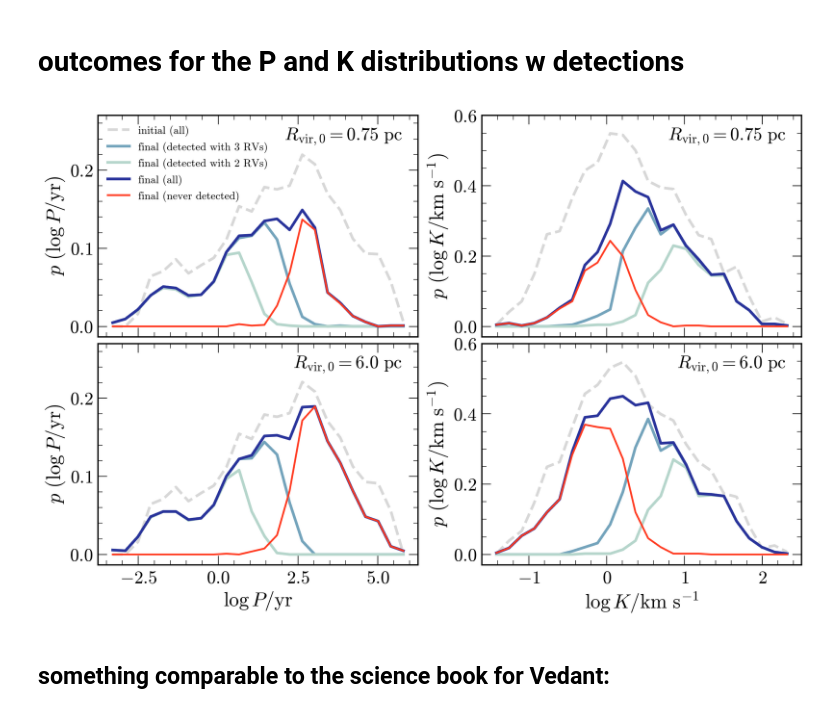
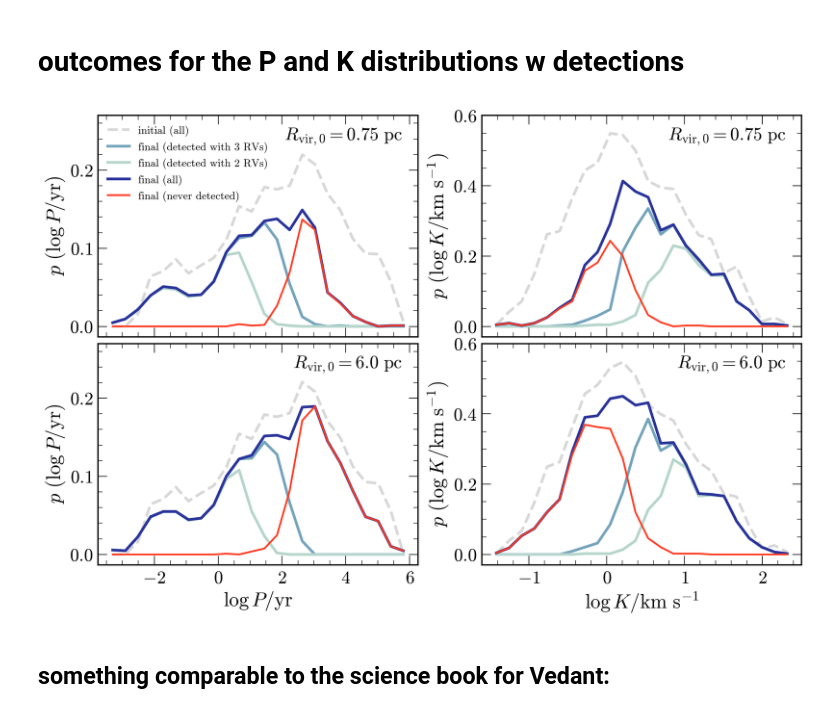
Before and after one commit to anya-m-phillips/p26, a Jupyter notebook: analysis/8_summarize_amplitudes_detections.ipynb, the cells around one changed output. Drawn from its saved outputs; the diff is of its cells as text; code cells hidden in the pictures.

```diff
--- a/analysis/8_summarize_amplitudes_detections.ipynb
+++ b/analysis/8_summarize_amplitudes_detections.ipynb
@@ -220,6 +220,7 @@ for k, n in enumerate(n_list):
     ax.plot(bin_centers, hist_undetected/bin_width, label="final (never detected)", c="#FF3A20", linestyle="-", linewidth=2)
     ax.set_yticks([0, 0.1, 0.2])
     ax.set_ylim(-0.27/20, 0.27)
+    ax.set_xticks([-2,0,2,4,6])
 
     if k==0:
         bb=ax.get_position()
@@ -244,34 +245,34 @@ for k, n in enumerate(n_list):
     bin_centers = (bins[1:]+bins[:-1])/2
     bin_width = np.diff(bin_centers)[0]
 
     hist_initial,_ = np.histogram(np.log10(K0[select_mass0]), bins, weights=np.ones(N_init)/N_init)
     ax.plot(bin_centers, hist_initial/bin_width, label="initial (all)", linestyle="--", color="0.5", alpha=0.3)
 
 
     hist_final_detected3, _ = np.histogram(np.log10(Kf[in_mw][detected3_in_MW & mass_selection_in_mw & final_clip]), bins,
                                            weights=np.ones(Kf[in_mw][detected3_in_MW & mass_selection_in_mw & final_clip].size)/N_init)
     ax.plot(bin_centers, hist_final_detected3/bin_width, label="final (detected with 3 RVs)", color=colors_list[2])
 
 
     hist_final_detected2,_ = np.histogram(np.log10(Kf[in_mw][detected2_in_MW & mass_selection_in_mw & final_clip]), bins,
                                            weights=np.ones(Kf[in_mw][detected2_in_MW & mass_selection_in_mw & final_clip].size)/N_init)
     ax.plot(bin_centers, hist_final_detected2/bin_width, label="final (detected with 2 RVs)",color=colors_list[1])
 
     hist_final,_ = np.histogram(np.log10(Kf[in_mw][mass_selection_in_mw & final_clip]), bins,
                                  weights=np.ones(Kf[in_mw][mass_selection_in_mw & final_clip].size)/N_init)
     ax.plot(bin_centers, hist_final/bin_width, label="final (all)", color=colors_list[3])
 
     hist_undetected, _ = np.histogram(np.log10(Kf[in_mw][~detected3_in_MW & mass_selection_in_mw & final_clip]), bins,
                                        weights=np.ones(Kf[in_mw][~detected3_in_MW & mass_selection_in_mw & final_clip].size)/N_init)
     ax.plot(bin_centers, hist_undetected/bin_width, label="final (never detected)", c="#FF3A20", linestyle="-", linewidth=2)
 
 
     # ax.set_ylim(-0.0025, 0.099)
     ax.set_ylim(-0.6/20, 0.6)
 
 plt.savefig("plots/period_AND_K_distribution_with_outcomes.pdf", dpi=300, bbox_inches="tight")
 # %% [output]
-[figure, old version]
+[figure, new version]
 # %%
 «
 # %% [markdown]
```
Also changed, not shown: 1 other file.
